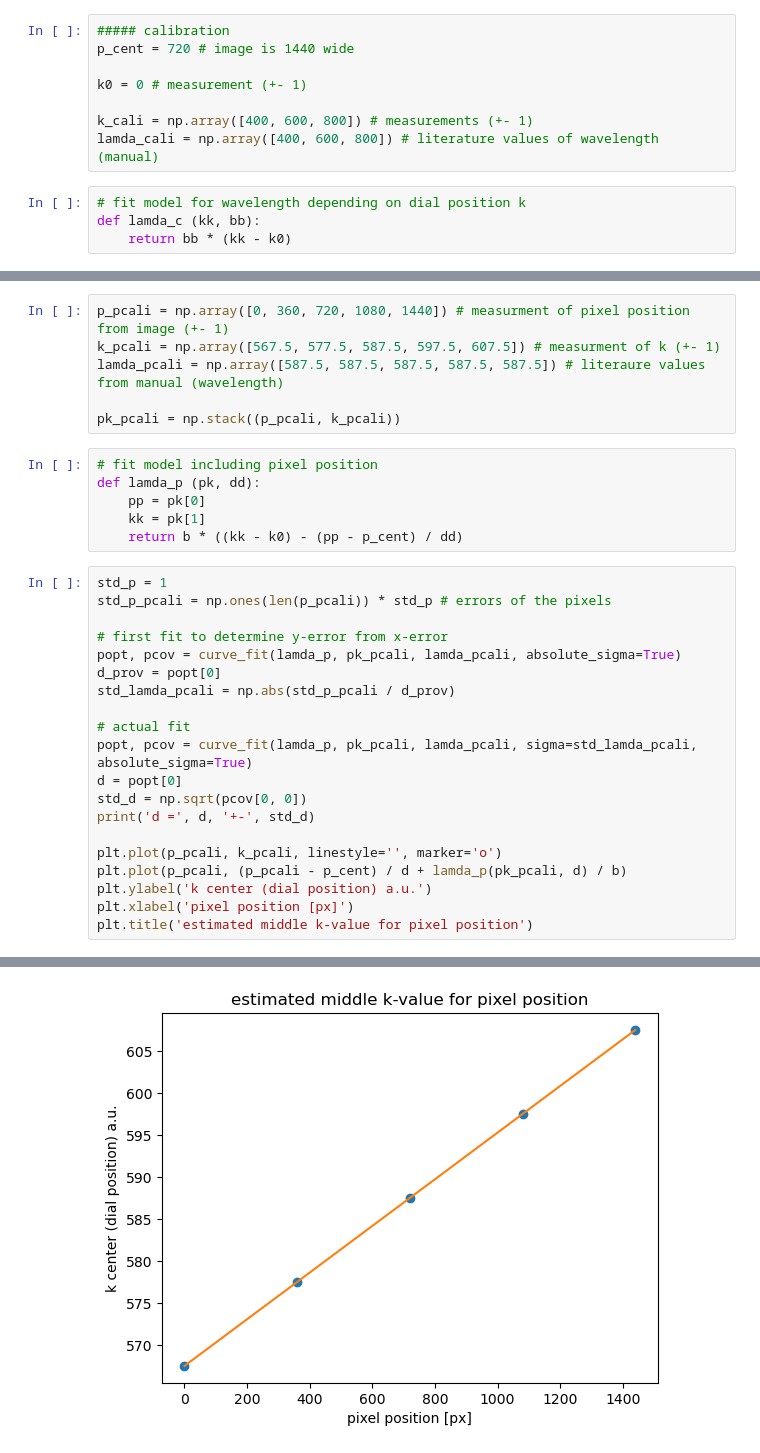
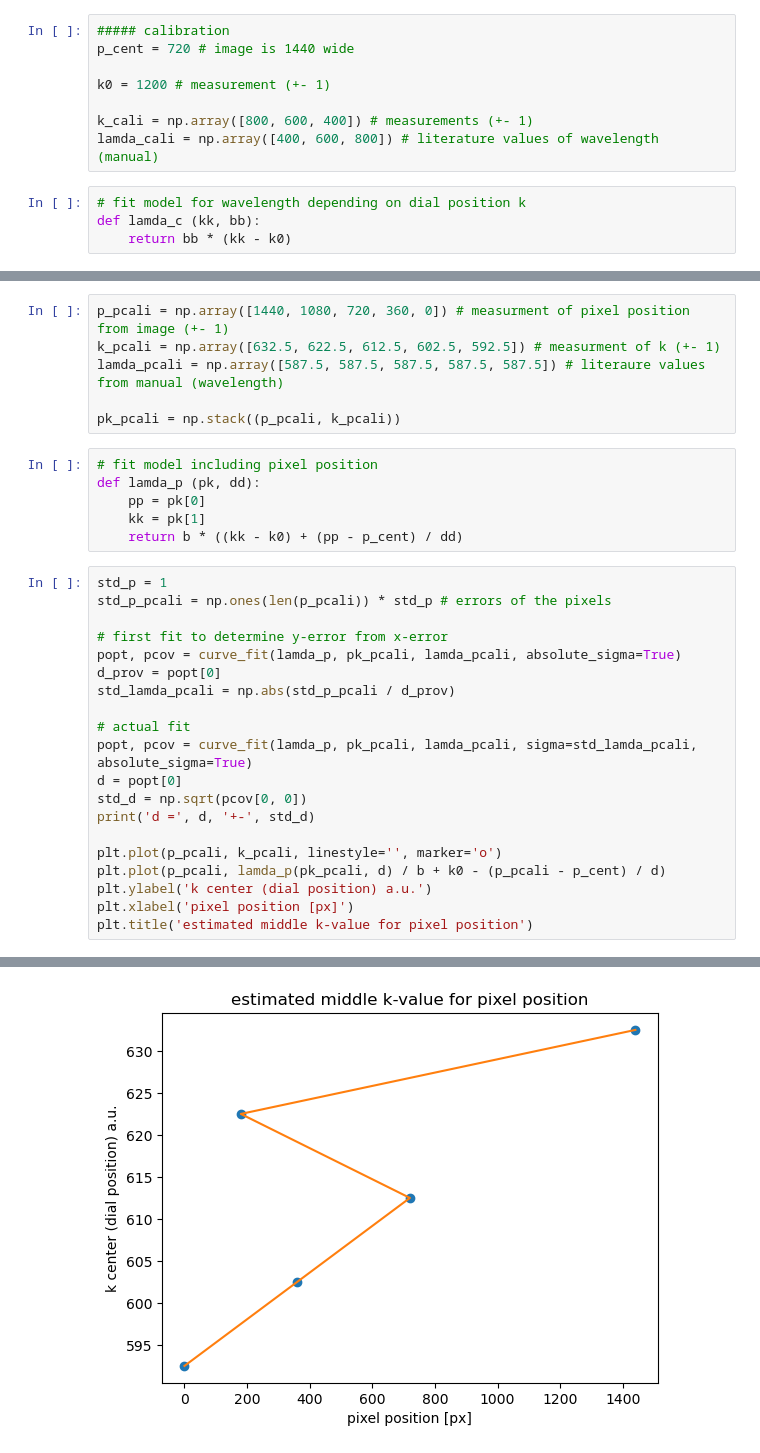
Before and after one commit to mengislukas-beep/Labor_Kiran_Lukas, a Jupyter notebook: Spektro2/spectroscopyII.ipynb, the cells around one changed output, grey strips where cells are left out. Saved outputs shown, nothing was run; the diff lists cells and outputs as text.

```diff
--- a/Spektro2/spectroscopyII.ipynb
+++ b/Spektro2/spectroscopyII.ipynb
@@ -7,9 +7,9 @@ from scipy.differentiate import jacobian
 ##### calibration
 p_cent = 720 # image is 1440 wide
 
-k0 = 0 # measurement (+- 1)
+k0 = 1200 # measurement (+- 1)
 
-k_cali = np.array([400, 600, 800]) # measurements (+- 1)
+k_cali = np.array([800, 600, 400]) # measurements (+- 1)
 lamda_cali = np.array([400, 600, 800]) # literature values of wavelength (manual)
 # %%
 # fit model for wavelength depending on dial position k
@@ -43,6 +43,6 @@ b = 1.0 +- 0.0009284766908852593
 # %%
-p_pcali = np.array([0, 360, 720, 1080, 1440]) # measurment of pixel position from image (+- 1)
-k_pcali = np.array([567.5, 577.5, 587.5, 597.5, 607.5]) # measurment of k (+- 1)
+p_pcali = np.array([1440, 1080, 720, 360, 0]) # measurment of pixel position from image (+- 1)
+k_pcali = np.array([632.5, 622.5, 612.5, 602.5, 592.5]) # measurment of k (+- 1)
 lamda_pcali = np.array([587.5, 587.5, 587.5, 587.5, 587.5]) # literaure values from manual (wavelength)
 
 pk_pcali = np.stack((p_pcali, k_pcali))
@@ -51,7 +51,7 @@ pk_pcali = np.stack((p_pcali, k_pcali))
 def lamda_p (pk, dd):
     pp = pk[0]
     kk = pk[1]
-    return b * ((kk - k0) - (pp - p_cent) / dd)
+    return b * ((kk - k0) + (pp - p_cent) / dd)
 # %%
 std_p = 1
 std_p_pcali = np.ones(len(p_pcali)) * std_p # errors of the pixels
@@ -68,7 +68,7 @@ std_d = np.sqrt(pcov[0, 0])
 print('d =', d, '+-', std_d)
 
 plt.plot(p_pcali, k_pcali, linestyle='', marker='o')
-plt.plot(p_pcali, (p_pcali - p_cent) / d + lamda_p(pk_pcali, d) / b)
+plt.plot(p_pcali, lamda_p(pk_pcali, d) / b + k0 - (p_pcali - p_cent) / d)
 plt.ylabel('k center (dial position) a.u.')
 plt.xlabel('pixel position [px]')
 plt.title('estimated middle k-value for pixel position')
@@ -78,3 +77,3 @@ d = 35.99999999999998 +- 0.03162277660167581
 Text(0.5, 1.0, 'estimated middle k-value for pixel position')
-[figure, old version]
+[figure, new version]
 # %%
```
Also changed, not shown: parts of 4 cells of this notebook, 3 other files.
